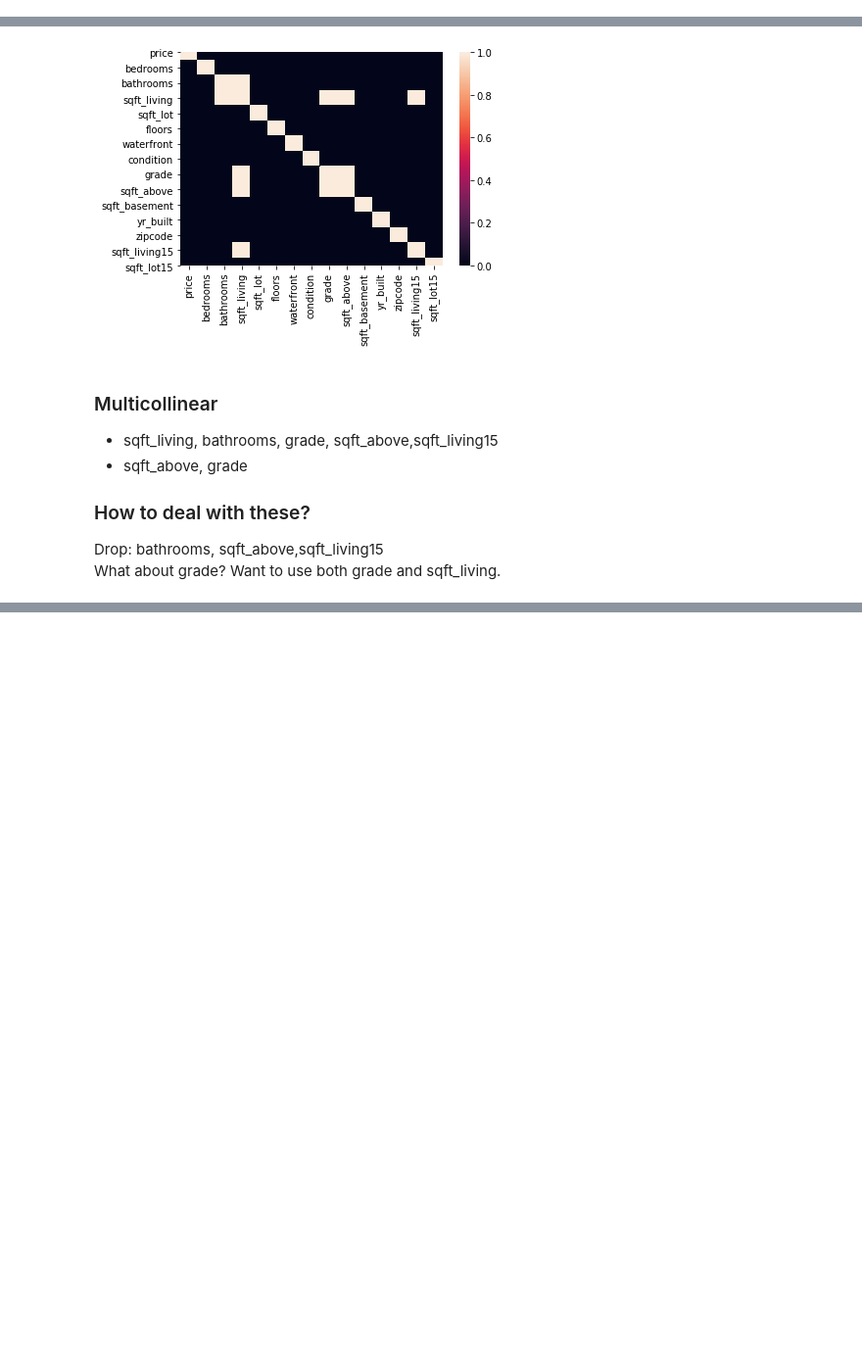
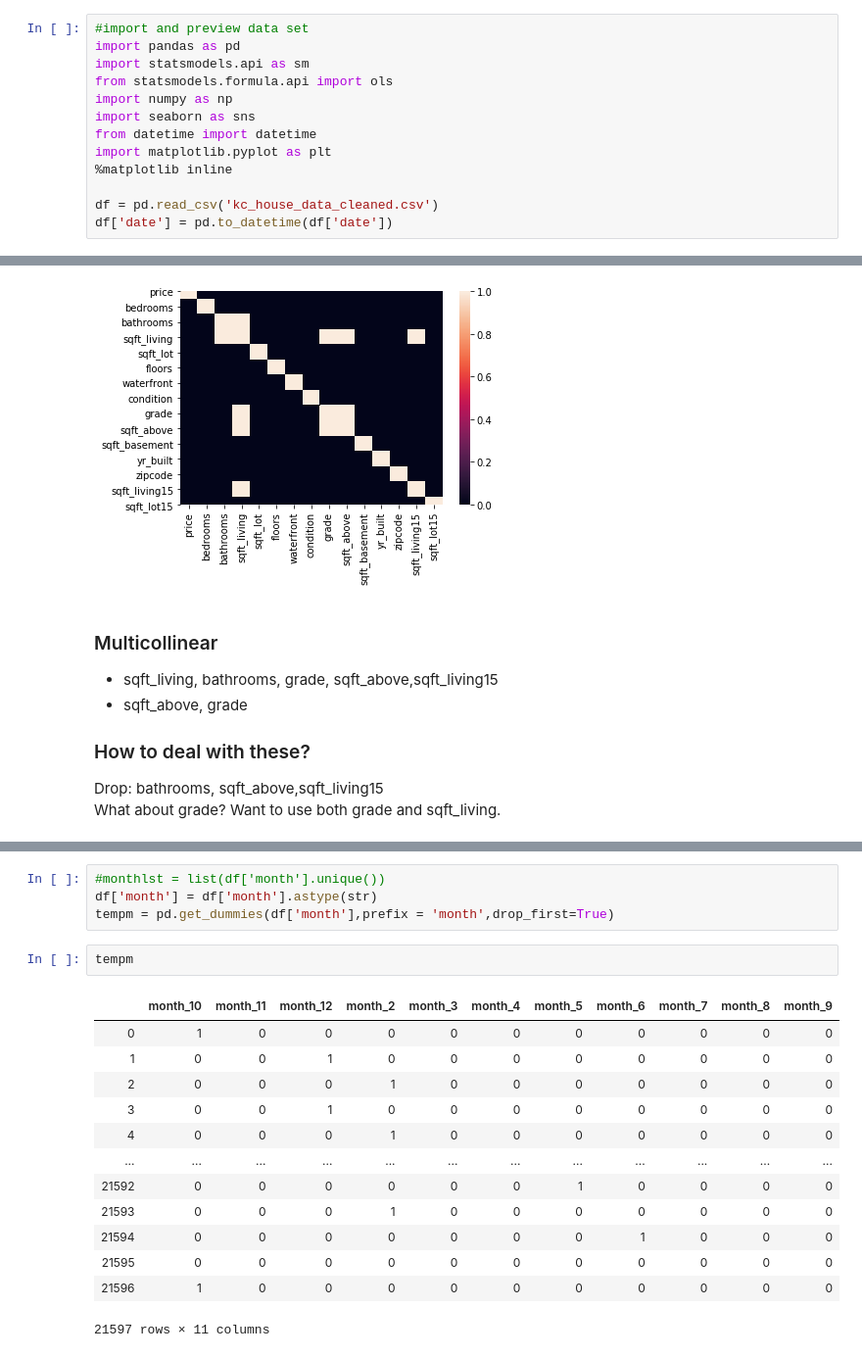
Before and after one commit to anbillinger/dsc-mod-2-project-v2-1-onl01-dtsc-ft-041320, a Jupyter notebook: student.ipynb, the cells around one changed output, grey strips where cells are left out. Shown at 98% size. Saved outputs shown, nothing was run; the diff lists cells and outputs as text; blank space fills up the shorter version.

```diff
--- a/student.ipynb
+++ b/student.ipynb
@@ -49,3 +22,16 @@ None
+# %%
+#import and preview data set
+import pandas as pd
+import statsmodels.api as sm
+from statsmodels.formula.api import ols
+import numpy as np
+import seaborn as sns
+from datetime import datetime
+import matplotlib.pyplot as plt
+%matplotlib inline
+
+df = pd.read_csv('kc_house_data_cleaned.csv')
+df['date'] = pd.to_datetime(df['date'])
 # %% [markdown]
 - yr_renovated     17755 non-null float64 mostly '0' value place holder, drop column
 - waterfront       19221 non-null float64 median 0, fill nan with 0
@@ -167,0 +74,20 @@ dtype: float64
+# %%
+#monthlst = list(df['month'].unique())
+df['month'] = df['month'].astype(str)
+tempm = pd.get_dummies(df['month'],prefix = 'month',drop_first=True)
+# %%
+tempm
+# %% [output]
+|  | month_10 | month_11 | month_12 | month_2 | month_3 | month_4 | month_5 | month_6 | month_7 | month_8 | month_9 |
+| 0 | 1 | 0 | 0 | 0 | 0 | 0 | 0 | 0 | 0 | 0 | 0 |
+| 1 | 0 | 0 | 1 | 0 | 0 | 0 | 0 | 0 | 0 | 0 | 0 |
+| 2 | 0 | 0 | 0 | 1 | 0 | 0 | 0 | 0 | 0 | 0 | 0 |
+| 3 | 0 | 0 | 1 | 0 | 0 | 0 | 0 | 0 | 0 | 0 | 0 |
+| 4 | 0 | 0 | 0 | 1 | 0 | 0 | 0 | 0 | 0 | 0 | 0 |
+| ... | ... | ... | ... | ... | ... | ... | ... | ... | ... | ... | ... |
+| 21592 | 0 | 0 | 0 | 0 | 0 | 0 | 1 | 0 | 0 | 0 | 0 |
+| 21593 | 0 | 0 | 0 | 1 | 0 | 0 | 0 | 0 | 0 | 0 | 0 |
+| 21594 | 0 | 0 | 0 | 0 | 0 | 0 | 0 | 1 | 0 | 0 | 0 |
+| 21595 | 0 | 0 | 0 | 0 | 0 | 0 | 0 | 0 | 0 | 0 | 0 |
+| 21596 | 1 | 0 | 0 | 0 | 0 | 0 | 0 | 0 | 0 | 0 | 0 |
+21597 rows × 11 columns
```
Also changed, not shown: parts of 13 cells of this notebook.
